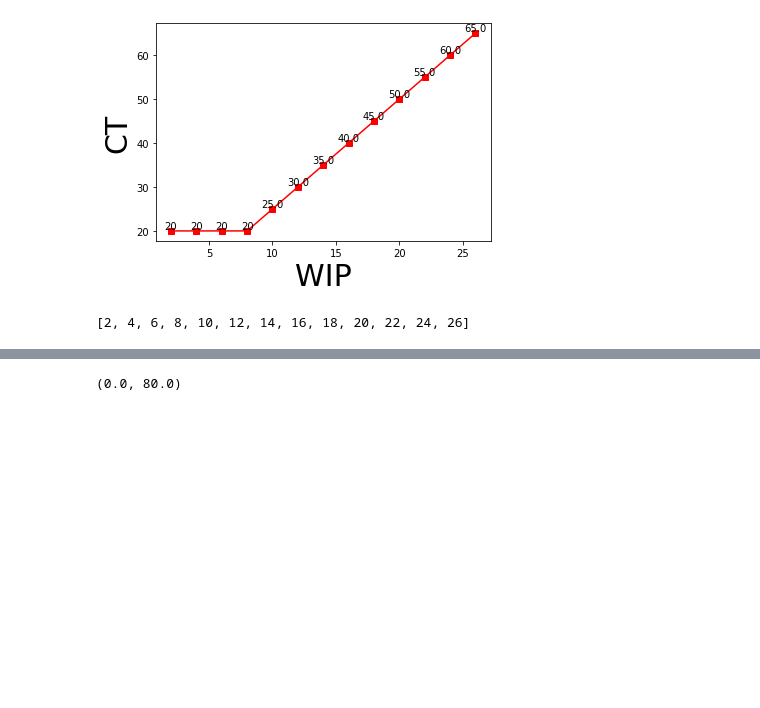
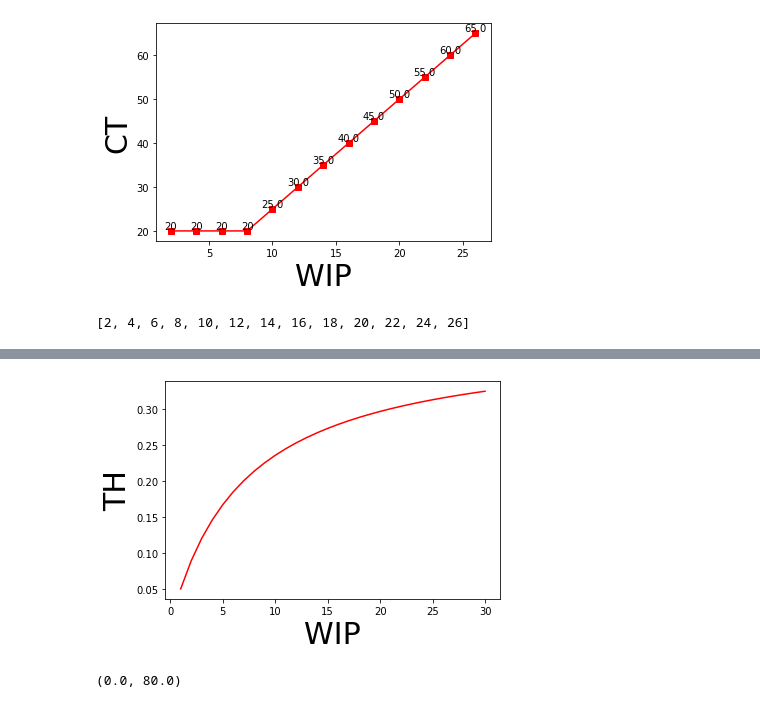
Before and after one commit to zrliang/Intelligent-Manufacturing-Systems, a Jupyter notebook: MM_Penny_Fab_Q.ipynb, the cells around one changed output, grey strips where cells are left out. Drawn from its saved outputs; the diff is of its cells as text; code cells hidden in the pictures; blank space fills up the shorter version.

```diff
--- a/MM_Penny_Fab_Q.ipynb
+++ b/MM_Penny_Fab_Q.ipynb
@@ -137,3 +148,28 @@ plt.show()
+# %%
+import matplotlib.pyplot as plt
+
+rb=0.4
+T0=20
+W0=8
+
+# CT_vs_WIP
+## CT_Best
+
+WIP = [i+1 for i in range(30)]
+TH1=[]
+for w_b in WIP:
+    TH_PWC = w_b/(8+w_b-1)*0.4
+    TH.append(TH_PWC)
+
+plt.plot(WIP,TH1,color = 'r')
+
+#X,Y軸
+plt.xlabel("WIP", fontsize=30)
+plt.ylabel("TH", fontsize=30)
+
+plt.show()
+# %% [output]
+[figure, added]
 # %%
 ## CT_Worst
 import numpy as np
```
Also changed, not shown: parts of 2 cells of this notebook, 3 other files.
